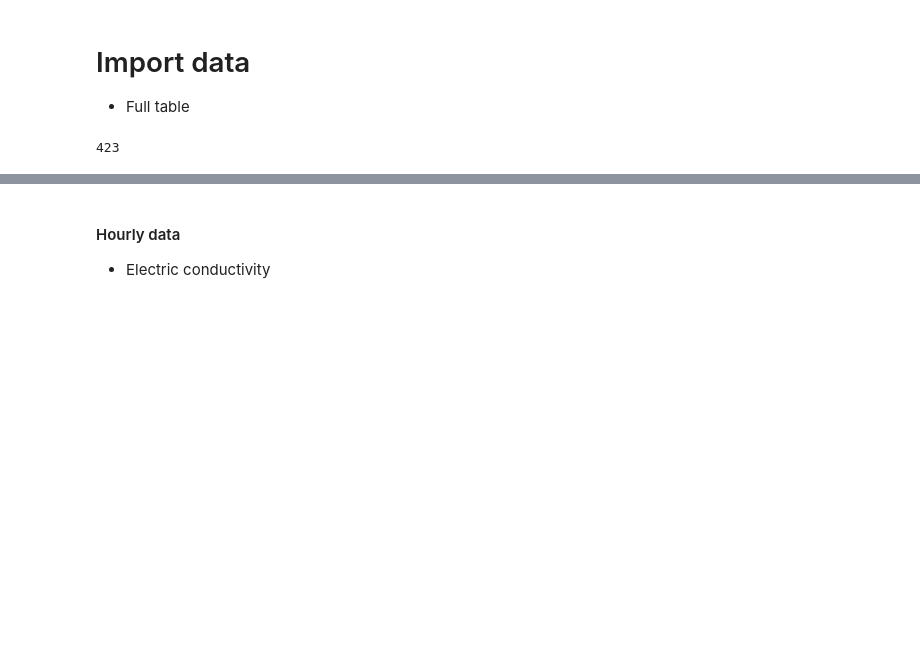
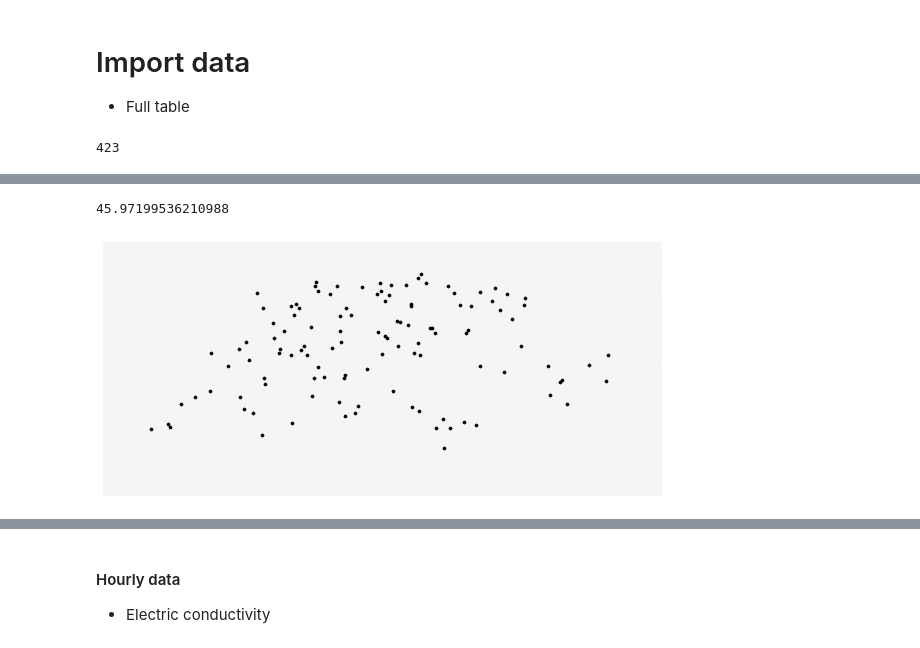
Before and after one commit to thiagovmdon/camels-ch-chem-paper, a Jupyter notebook: code/00_CAMELS_CH_CHEM_metadata.ipynb, the cells around one changed output, grey strips where cells are left out. Cells and saved outputs as stored; diff of their text form; code cells hidden in the pictures; blank space fills up the shorter version.

Commit message:
livestock data updates, and some adjusts in the metadata

```diff
--- a/code/00_CAMELS_CH_CHEM_metadata.ipynb
+++ b/code/00_CAMELS_CH_CHEM_metadata.ipynb
@@ -75,3 +86,8 @@ filenames = glob.glob(path + "*.csv")
 len(filenames)
 # %% [output]
 423
+# %%
+# Network CAMELS_CH_Chem
+network_camels_ch_chem = pd.read_excel(r"data/CAMELS_CH_chem_stations_short_v2.xlsx", sheet_name='all_4')
+#network_camels_ch_chem.set_index("basin_id", inplace=True)
+network_camels_ch_chem
@@ -77,0 +108,14 @@ len(filenames)
+# %%
+# Load the world shapefile dataset provided by GeoPandas
+gdf = gpd.read_file(gpd.datasets.get_path('naturalearth_lowres'))
+# %%
+# Create GeoDataFrame, specifying the geometry column with Point objects (lon, lat)
+network_camels_ch_chem_gdf = gpd.GeoDataFrame(network_camels_ch_chem, geometry=gpd.points_from_xy(network_camels_ch_chem['lon'], network_camels_ch_chem['lat']), crs="EPSG:21781")  # Swiss CH1903/LV03 CRS
+
+# Convert to WGS84 (EPSG:4326)
+network_camels_ch_chem_gdf = network_camels_ch_chem_gdf.to_crs("EPSG:4326")
+
+network_camels_ch_chem_gdf["x_coord"] = network_camels_ch_chem_gdf.geometry.x
+network_camels_ch_chem_gdf["y_coord"] = network_camels_ch_chem_gdf.geometry.y
+
+network_camels_ch_chem_gdf
@@ -77,0 +136,51 @@ len(filenames)
+# %%
+network_camels_ch_chem_gdf.y_coord.min()
+# %% [output]
+45.97199536210988
+# %%
+# Set font properties using rcParams
+mpl.rcParams['font.family'] = 'arial'  # Change the font family
+mpl.rcParams['font.size'] = 8          # Change the font size
+mpl.rcParams['font.weight'] = 'normal'  # Change font weight (e.g., 'bold', 'normal')
+mpl.rcParams['axes.labelweight'] = 'bold'  # Change label font weight (e.g., 'bold', 'normal')
+
+# Create a 2x1 subplot grid
+fig, axs = plt.subplots(1, 1, figsize=(8, 5))
+
+# Set the background color to white
+axs.set_facecolor('white')
+# Plot the shapefile with white facecolor and black boundaries
+gdf.plot(ax=axs, facecolor='whitesmoke', edgecolor='none', linewidth=0.1)
+#axs.set_xlim(-24, 45)
+#axs.set_ylim(35, 70)
+
+#catchment_boundaries.plot(ax=axs, facecolor='None', edgecolor='royalblue', linewidth=0.05,  alpha=0.70)
+
+axs.set_xlim(5.5, 11)
+axs.set_ylim(45.5, 48)
+
+# Plot the gauges
+axs.scatter(network_camels_ch_chem_gdf['x_coord'], network_camels_ch_chem_gdf['y_coord'], color='black', edgecolor='black',linewidth=0.5,
+            marker='o', s=10, label = "Streamflow gauges")  # Adjust color, marker, and size as needed
+
+axs.set_aspect('equal')  # Adjust aspect ratio as needed
+axs.spines['top'].set_visible(False)
+axs.spines['right'].set_visible(False)
+axs.spines['bottom'].set_visible(False)
+axs.spines['left'].set_visible(False)
+axs.set_axis_off()  # Turn off both x-axis and y-axis
+
+# Plot invisible scatter plot for legend
+axs.plot([], [], color='royalblue', linewidth=0.8, label='Catchemnt boundaries')
+
+#axs.legend(['Streamflow gauges', 'Catchment boundaries'], loc='lower left', frameon=False)
+
+
+# Adjust layout and remove space between subplots
+plt.tight_layout()
+
+# Save or display the plot
+#plt.show()
+#plt.savefig('results/figure1_pointsandboundaries.png', dpi=300)  # Replace 'figure.png' with your desired filename and format
+# %% [output]
+[figure, added]
```
Also changed, not shown: parts of 5 cells of this notebook, 3 other files.
